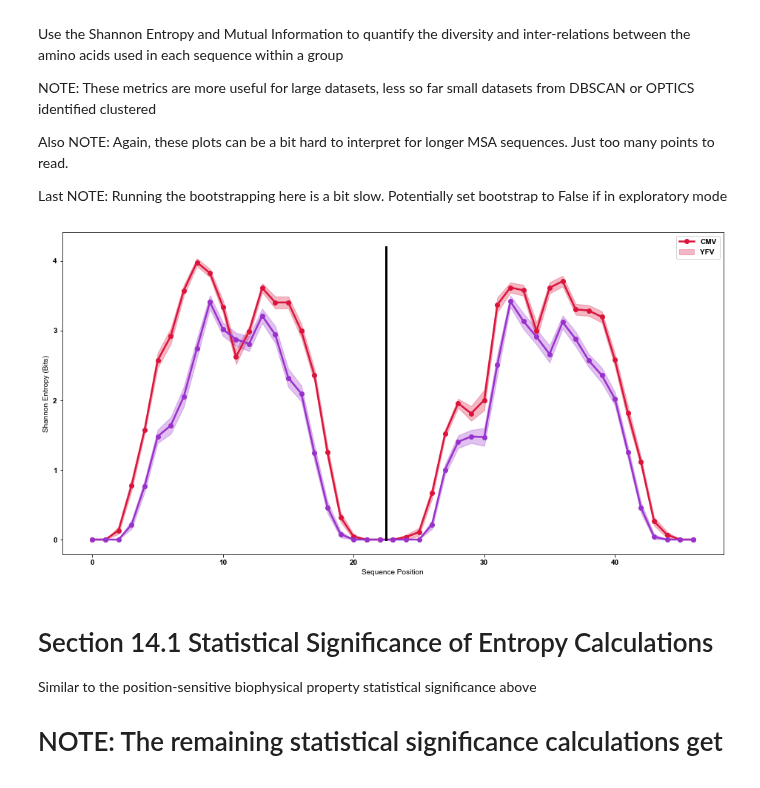
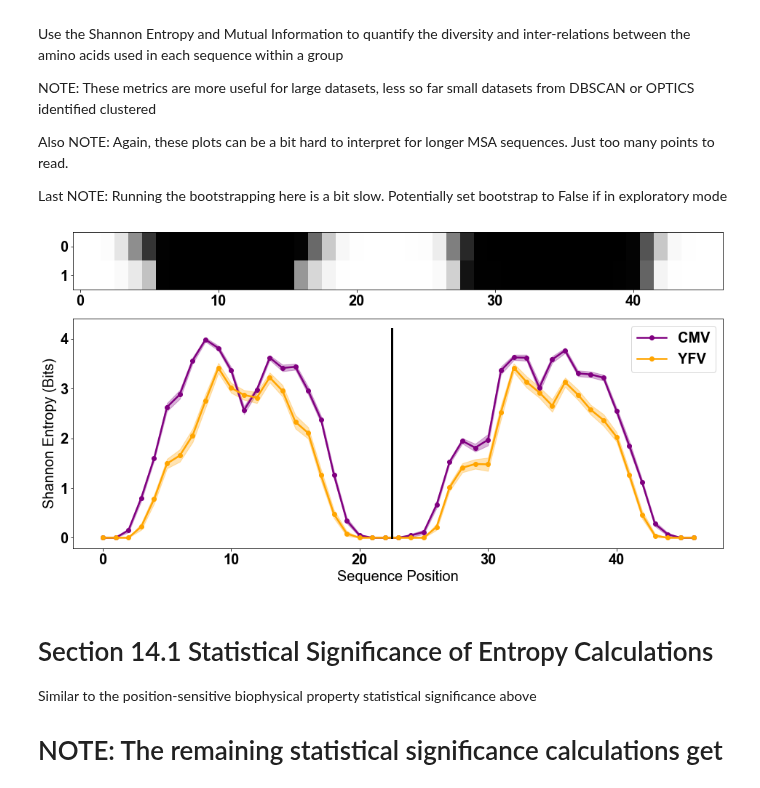
Before and after one commit to ctboughter/AIMS, a Jupyter notebook: AIMS_notebook.ipynb, the cells around one changed output. Drawn from its saved outputs; the diff is of its cells as text; code cells hidden in the pictures.

```diff
--- a/AIMS_notebook.ipynb
+++ b/AIMS_notebook.ipynb
@@ -87,6 +88,7 @@ molecule = 'Ig'
 # Comparing two datasets:
 #fileName = ["siv_tl8.csv","siv_cm9.csv"]
 #datName = ["TL8","CM9"]
+
 # Comparing one dataset:
 fileName = ['vdjdb_seqs_parse.csv']
 datName = ['VDJdb']
@@ -112,7 +114,7 @@ datName = ['VDJdb']
 # If analyzing MSA, keep this defined anyway as a dummy variable. Won't change anything
 num_loop = 2
 # Do you want AIMS to drop duplicate sequences (clonal expansion or otherwise)?
-drop_duplicates = True
+drop_duplicates = False
 
 # If running on a mac, set parallel process to True for a speedup in analysis
 # parallel processing has not yet been tested on other (non macOS) operating systems
@@ -154,7 +156,7 @@ elif molecule.lower() == 'ig':
             compile_index = temp_index
         else:
             seqPRE = pandas.concat([seqPRE,seq_pre],axis=1)
-            compile_index = np.vstack((compile_index,temp_index))
+            compile_index = np.hstack((compile_index.values,temp_index.values))
     seqF = seqPRE
 elif molecule.lower() == 'peptide':
     for i in np.arange(len(fileName)):
@@ -361,7 +363,7 @@ dchoice = 'parse'
 # Want to run pca or umap?
 reduce = 'umap'
 # What will you cluster with (kmean, optics, dbscan)?
-clust = 'optics'
+clust = 'dbscan'
 ###################################################################################
 # %% [markdown]
 # The below section then uses the above information to actually calculate these things
@@ -912,7 +920,7 @@ full_avg = []; full_std = []
 # These chaotic strings are the two first t
 #colors=['#1f77b4', '#ff7f0e']
 #colors = ['DarkSlateGrey','deepskyblue']
-colors= ['Crimson','darkorchid']
+colors= ['purple','orange']
 
 ####################################################################
 # New for version 0.8! Add stdev based on boostrapping procedures
@@ -956,7 +964,7 @@ if type(mat_size) != int:
 pl.legend(label)
 ax[0,0].set_ylabel('Normalized Charge')
 ax[1,0].set_ylabel('Normalized Hydropathy')
-if len(mat_size)==1:
+if type(mat_size)==int:
     ax[0,0].set_xlim([-0.5,mat_size-0.5])
     ax[1,0].set_xlim([-0.5,mat_size-0.5])
 else:
@@ -1017,44 +1028,53 @@ Last NOTE: Running the bootstrapping here is a bit slow. Potentially set bootstr
 # Calculate the Shannon Entropy, a proxy for diversity
 
 # If we want error bars for these, we need to bootstrap the error bars,
 # THEN permutation test to get the significance of the differences...
 
 ####################################################################
 # New for version 0.8! Add stdev based on boostrapping procedures
 bootstrap = True
 boots = 1000
 ####################################################################
 
-fig, ax = pl.subplots(1, 1,squeeze=False,figsize=(16,8))
+fig = pl.figure(figsize=(16,8))
+gs = gridspec.GridSpec(2, 1,height_ratios=[1,4])
+
+ax1 = pl.subplot(gs[0])
+ax2 = pl.subplot(gs[1])
+
 poses = len(seq_MIf)
-entropy = []; frequencies = []
+entropy = []; frequencies = []; coverage=[]
 for dat in np.arange(len(sub_sels)):
     temp_MI = sub_matF[ref_sub[ref_sub[len(sub_matF)-1] == dat].index].iloc[0:-1]
     if bootstrap:
-        boot_entropy = []; boot_frequencies = []
+        boot_entropy = []; boot_frequencies = []; boot_cov = []
         for i in np.arange(boots):
             re_MI = resample(np.transpose(np.array(temp_MI)))
-            entropy_pre,freq_pre = aims.calculate_shannon(re_MI)
+            entropy_pre,freq_pre,cov_pre = aims.calculate_shannon(re_MI)
             boot_entropy.append(entropy_pre); boot_frequencies.append(freq_pre)
+            boot_cov.append(cov_pre)
         ent_avg = np.average(boot_entropy,axis=0)
         ent_std = np.std(boot_entropy,axis=0)
         freq_avg = np.average(boot_frequencies,axis=0)
-        pl.plot(ent_avg,marker='o',linewidth=2.5,color=colors[dat])
+        cov_avg = np.average(boot_cov,axis=0)
+        ax2.plot(ent_avg,marker='o',linewidth=2.5,color=colors[dat])
         pl.fill_between(np.arange(len(ent_avg)),ent_avg+ent_std,ent_avg-ent_std,alpha=0.3,color=colors[dat])
-        entropy.append(ent_avg); frequencies.append(freq_avg)
+        entropy.append(ent_avg); frequencies.append(freq_avg); coverage.append(1-cov_avg)
     else:
-        entropy_pre,freq_pre = aims.calculate_shannon(np.transpose(np.array(temp_MI)))
-        pl.plot(entropy_pre,marker='o',linewidth=2.5)
-        entropy.append(entropy_pre); frequencies.append(freq_pre)
+        entropy_pre,freq_pre,cov_pre = aims.calculate_shannon(np.transpose(np.array(temp_MI)))
+        ax2.plot(entropy_pre,marker='o',linewidth=2.5)
+        entropy.append(entropy_pre); frequencies.append(freq_pre); coverage.append(1-cov_pre)
+
+ax1.imshow(coverage,aspect='auto',interpolation='nearest',cmap='Greys')
 
 pl.legend(label); pl.xlabel('Sequence Position'); pl.ylabel('Shannon Entropy (Bits)')
 
 if type(mat_size) != int:
     for i in np.arange(len(mat_size)-1):
-        ax[0,0].plot( (mat_size[i] + sum(mat_size[:i]) - 0.5) * np.ones(100),np.linspace(0,4.2,100),'black',linewidth = 3)
+        ax2.plot( (mat_size[i] + sum(mat_size[:i]) - 0.5) * np.ones(100),np.linspace(0,4.2,100),'black',linewidth = 3)
 pl.savefig(outputDir+'/AIMS_entropy.pdf',format='pdf')
 # %% [output]
-[figure, old version]
+[figure, new version]
 # %% [markdown]
 # Section 14.1 Statistical Significance of Entropy Calculations
 Similar to the position-sensitive biophysical property statistical significance above
```
Also changed, not shown: parts of 29 cells of this notebook, 5 other files.
